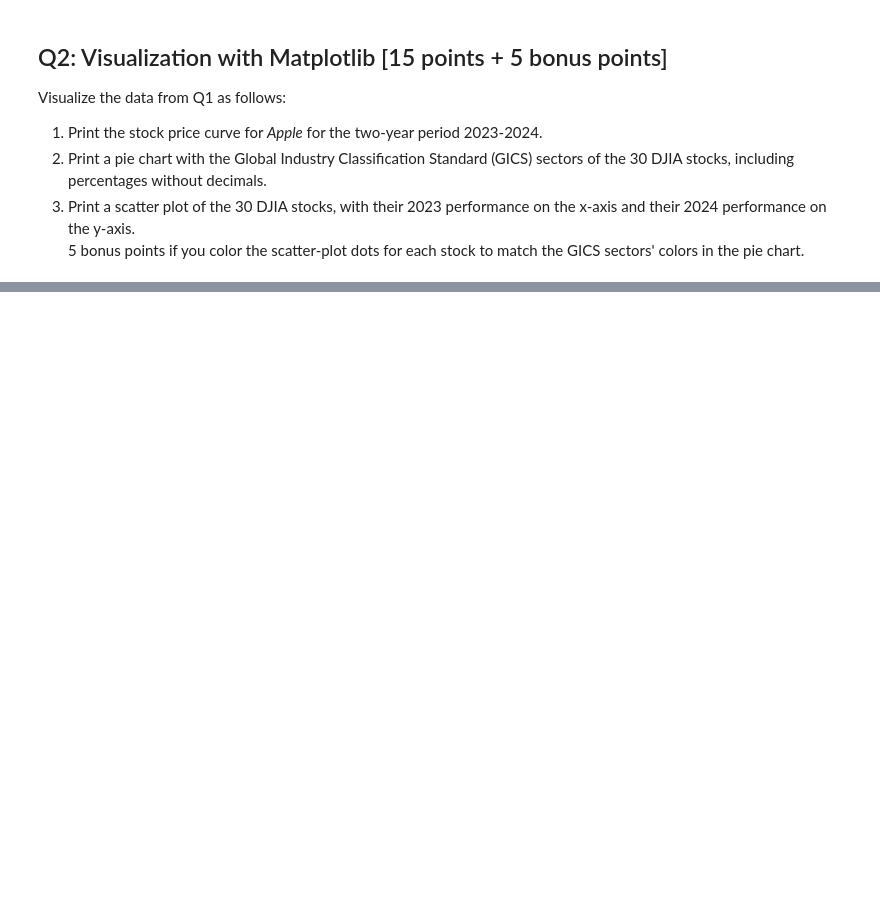
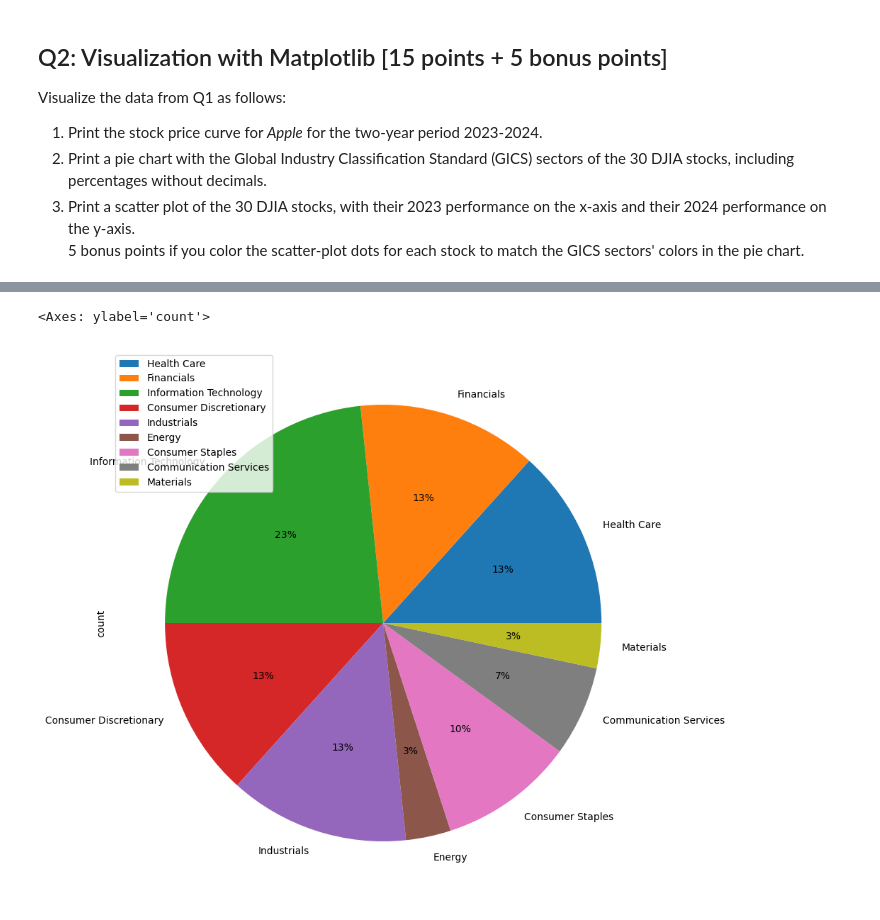
Before and after one commit to michaelyiu1/DSCI510_Lab11, a Jupyter notebook: Lab11_Michael_Yiu.ipynb, the cells around one changed output, grey strips where cells are left out. Cells and saved outputs as stored; diff of their text form; code cells hidden in the pictures; blank space fills up the shorter version.

```diff
--- a/Lab11_Michael_Yiu.ipynb
+++ b/Lab11_Michael_Yiu.ipynb
@@ -42,4 +120,19 @@ Visualize the data from Q1 as follows:
 # %%
 # Add your code for Q2.2 here
+GICS_dict = dict()
+for index,row in stocks.iterrows():
+    company = row['Symbol']
+    industry = row['GICS Sector']
+    GICS_dict[industry] = GICS_dict.get(industry, 0) + 1
+
+industries = GICS_dict.keys()
+industry_count = GICS_dict.values()
+pie_dict = {'industry': industries,'count':industry_count}
+pie_df = pd.DataFrame(pie_dict)
+plot = pie_df.plot.pie(y='count', labels=pie_df['industry'], autopct='%1.0f%%',figsize=(10,10))
+plot
+# %% [output]
+<Axes: ylabel='count'>
+[figure, added]
 # %%
 # Add your code for Q2.3 here
```
Also changed, not shown: parts of 4 cells of this notebook.
